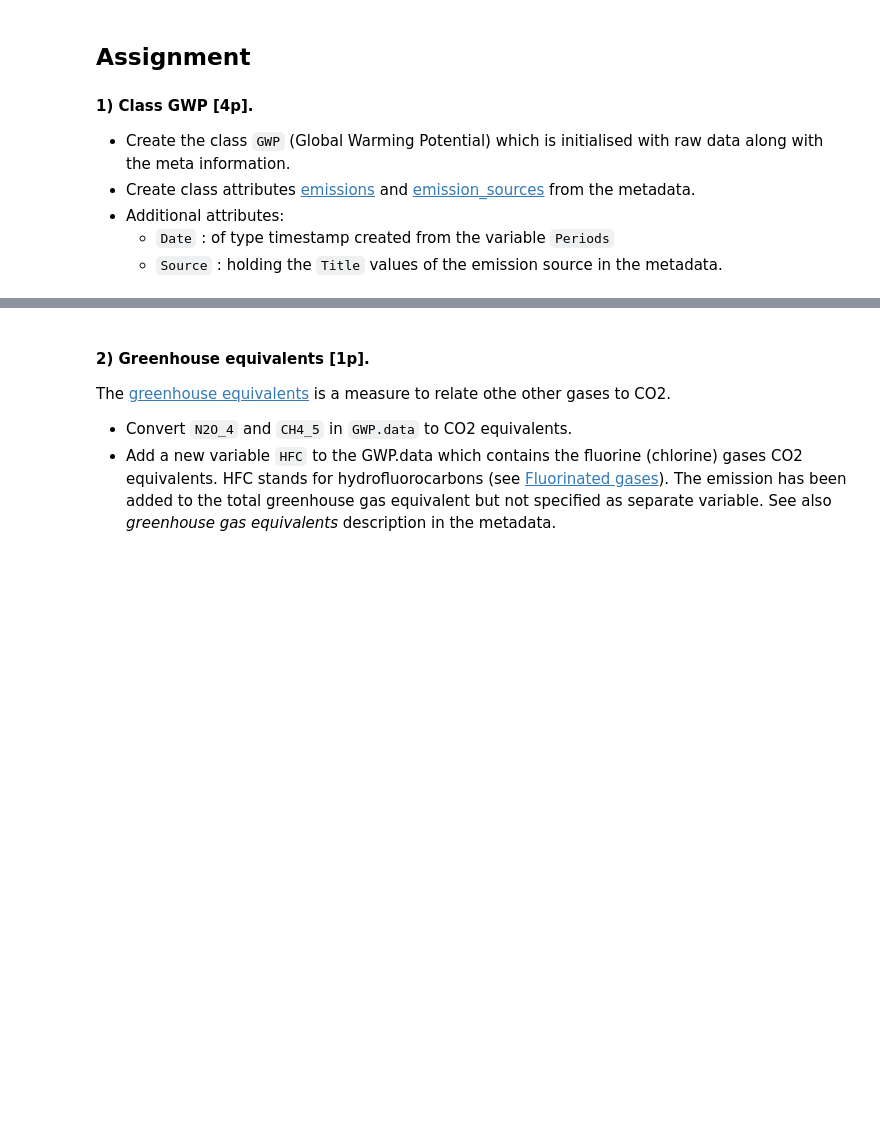
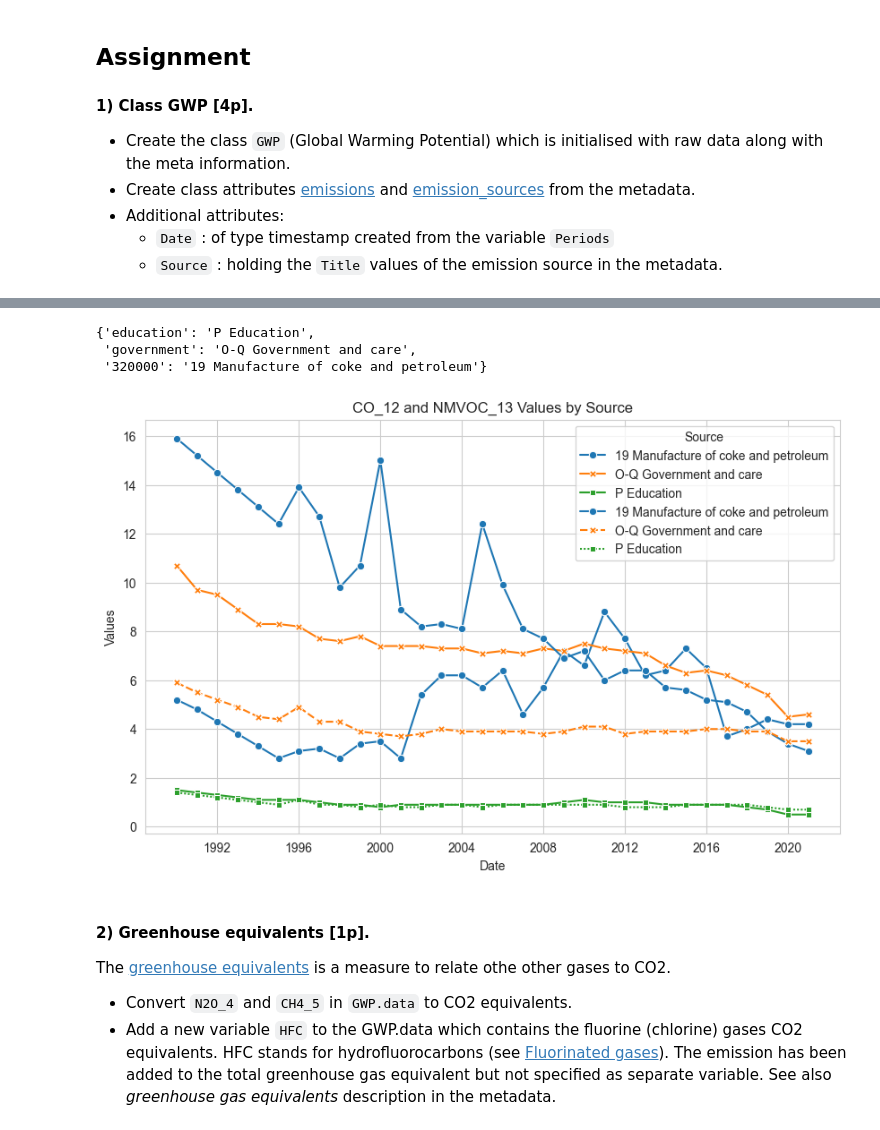
Before and after one commit to Ziyu1112/EfDS, a Jupyter notebook: 08_dv/assignment_C/assignment_c.ipynb, the cells around one changed output, grey strips where cells are left out. Drawn from its saved outputs; the diff is of its cells as text; code cells hidden in the pictures; blank space fills up the shorter version.

```diff
--- a/08_dv/assignment_C/assignment_c.ipynb
+++ b/08_dv/assignment_C/assignment_c.ipynb
@@ -87,3 +104,45 @@ AttributeError: 'GWP' object has no attribute 'data'
+# %%
+def find_sources(words):
+    sources = {}
+    for word in words:
+        for index, row in gwp.emission_sources.iterrows():
+            if  word.lower() in row['DutchEconomy'].lower() or word in row['Description'].lower().split():
+                sources[word] = row['Title']
+                break
+        else:
+            sources[word] = None
+    return sources
+
+words_to_find = ['education', 'government', '320000']
+sources = find_sources(words_to_find)
+sources
+# %% [output]
+{'education': 'P Education',
+ 'government': 'O-Q Government and care',
+ '320000': '19 Manufacture of coke and petroleum'}
+# %%
+data3 = gwp.data
+data3_short = data3[['CO_12', 'NMVOC_13', 'Date', 'Source']]
+data3_short = data3_short[data3_short['Source'].isin(['19 Manufacture of coke and petroleum', 'O-Q Government and care', 'P Education'])]
+# data3_19 = data3_short[data3_short['Source'] == '19 Manufacture of coke and petroleum']
+# data3_O = data3_short[data3_short['Source'] == 'O-Q Government and care']
+# data3_P = data3_short[data3_short['Source'] == 'OP Education']
+
+import pandas as pd
+import seaborn as sns
+import matplotlib.pyplot as plt
+
+sns.set_style("whitegrid")
+plt.figure(figsize=(10, 6))
+sns.lineplot(data = data3_short, x='Date', y='CO_12', hue='Source', style='Source', markers=True, dashes=False)
+sns.lineplot(data = data3_short, x='Date', y='NMVOC_13', hue='Source', style='Source', markers=True, dashes=True)
+plt.xlabel('Date')
+plt.ylabel('Values')
+plt.title('CO_12 and NMVOC_13 Values by Source')
+plt.legend(title='Source')
+plt.show()
+# %% [output]
+[figure, added]
 # %% [markdown]
 #### 2) Greenhouse equivalents [1p].
 
```
Also changed, not shown: parts of 8 cells of this notebook.
